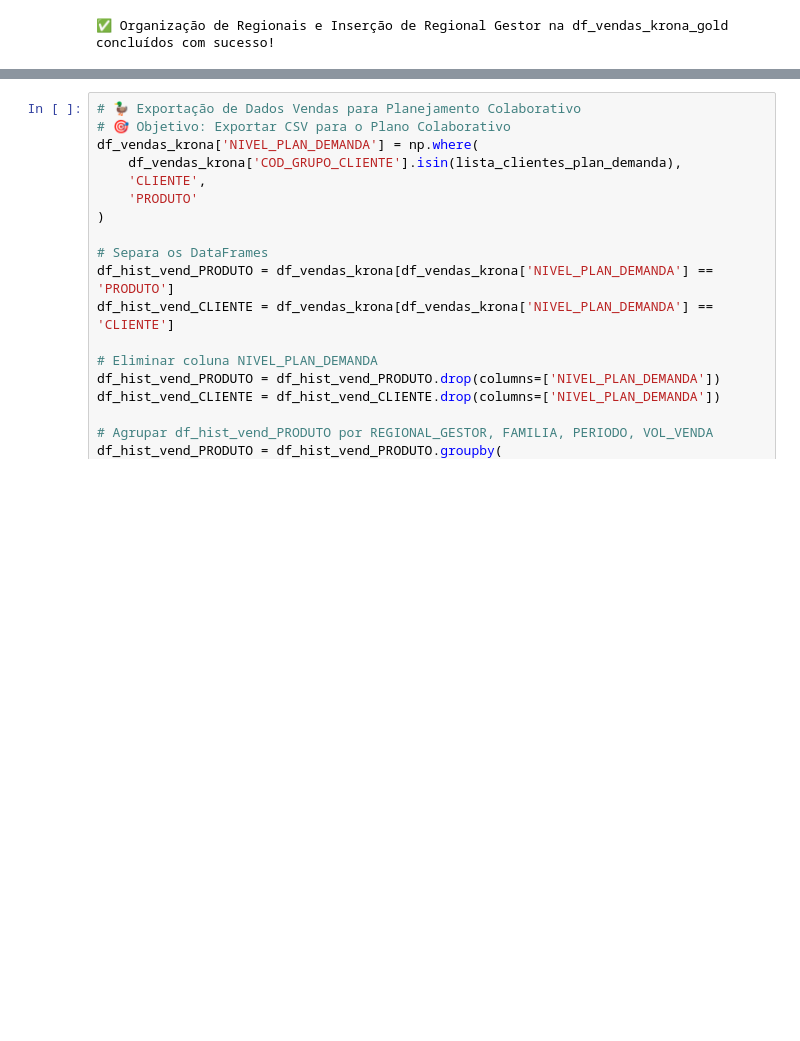
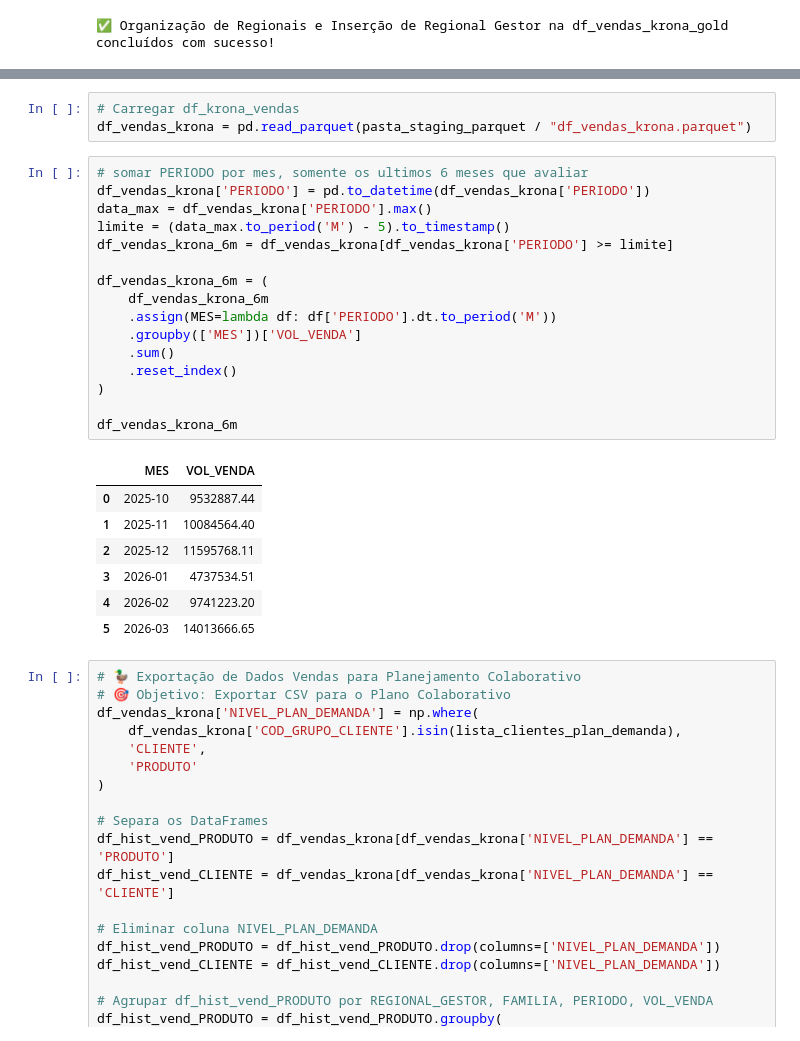
Before and after one commit to OtavioBedin/PLAN_DEMANDA, a Jupyter notebook: 00_SCRIPTS/1_KRONA_ORGANIZAR_HIST_VEND_ESTATISTICO.ipynb, the cells around one changed output, grey strips where cells are left out. Drawn from its saved outputs; the diff is of its cells as text; blank space fills up the shorter version.

```diff
--- a/00_SCRIPTS/1_KRONA_ORGANIZAR_HIST_VEND_ESTATISTICO.ipynb
+++ b/00_SCRIPTS/1_KRONA_ORGANIZAR_HIST_VEND_ESTATISTICO.ipynb
@@ -616,3 +766,30 @@ df_dim_peso_unit_vendas.to_parquet(pasta_staging_parquet / "df_dim_peso_unit_ven
+# %%
+# Carregar df_krona_vendas
+df_vendas_krona = pd.read_parquet(pasta_staging_parquet / "df_vendas_krona.parquet")
+# %%
+# somar PERIODO por mes, somente os ultimos 6 meses que avaliar
+df_vendas_krona['PERIODO'] = pd.to_datetime(df_vendas_krona['PERIODO'])
+data_max = df_vendas_krona['PERIODO'].max()
+limite = (data_max.to_period('M') - 5).to_timestamp()
+df_vendas_krona_6m = df_vendas_krona[df_vendas_krona['PERIODO'] >= limite]
+
+df_vendas_krona_6m = (
+    df_vendas_krona_6m
+    .assign(MES=lambda df: df['PERIODO'].dt.to_period('M'))
+    .groupby(['MES'])['VOL_VENDA']
+    .sum()
+    .reset_index()
+)
+
+df_vendas_krona_6m
+# %% [output]
+|  | MES | VOL_VENDA |
+| 0 | 2025-10 | 9532887.44 |
+| 1 | 2025-11 | 10084564.40 |
+| 2 | 2025-12 | 11595768.11 |
+| 3 | 2026-01 | 4737534.51 |
+| 4 | 2026-02 | 9741223.20 |
+| 5 | 2026-03 | 14013666.65 |
 # %%
 # 🦆 Exportação de Dados Vendas para Planejamento Colaborativo
 # 🎯 Objetivo: Exportar CSV para o Plano Colaborativo
```
Also changed, not shown: parts of 16 cells of this notebook, 2 other files.
